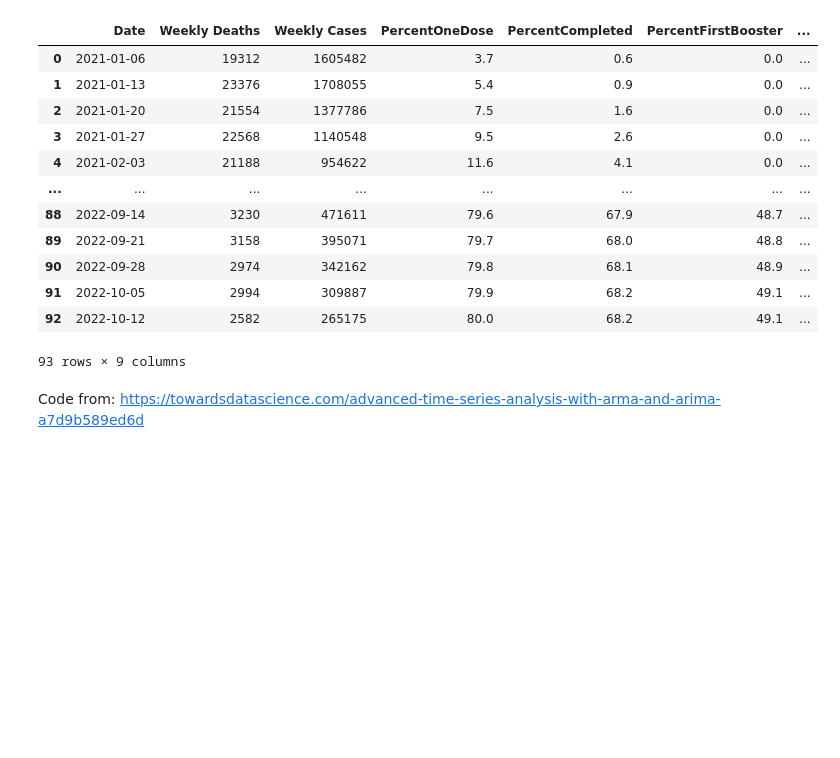
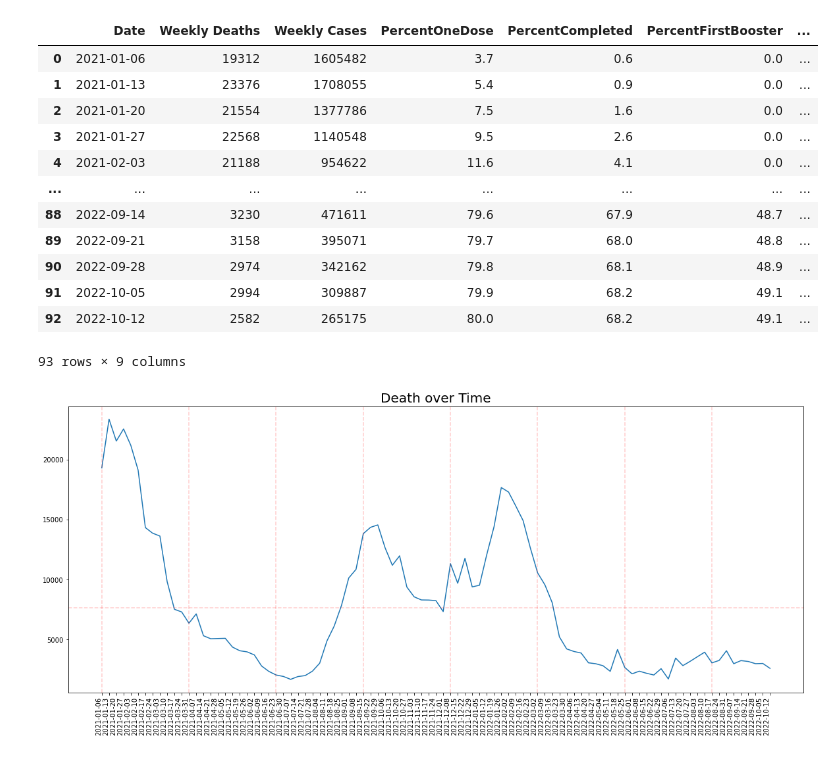
Before and after one commit to Lester0142/Covid_Data_Analysis, a Jupyter notebook: ARMA.ipynb, the cells around one changed output. Cells and saved outputs as stored; diff of their text form; code cells hidden in the pictures; blank space fills up the shorter version.

Commit message:
added ARMA Model

```diff
--- a/ARMA.ipynb
+++ b/ARMA.ipynb
@@ -32,7 +37,17 @@ display(Weekly_df)
 | 91 | 2022-10-05 | 2994 | 309887 | 79.9 | 68.2 | 49.1 | ... |
 | 92 | 2022-10-12 | 2582 | 265175 | 80.0 | 68.2 | 49.1 | ... |
 93 rows × 9 columns
+# %%
+Death_df = Weekly_df[['Date', 'Weekly Deaths']]
+Cases_df = Weekly_df[['Date', 'Weekly Cases']]
 # %%
-start_date = datetime(2021,1,6)
-end_date = datetime(2022,10,12)
-lim_catfish_sales = catfish_sales[start_date:end_date]
+plt.figure(figsize = (20,8))
+plt.plot(Death_df['Date'], Death_df['Weekly Deaths'])
+plt.xticks(rotation=90, ha="right")
+for quarter in range(0, len(Death_df), 12):
+    plt.axvline(Death_df['Date'][quarter], color='r', linestyle='--', alpha=0.2)
+plt.axhline(Death_df['Weekly Deaths'].mean(), color='r', alpha=0.2, linestyle='--')
+plt.title("Death over Time", fontsize = 20)
+plt.show()
+# %% [output]
+[figure, added]
@@ -42,2 +53,0 @@ plt.plot()
-# %% [markdown]
-Code from: https://towardsdatascience.com/advanced-time-series-analysis-with-arma-and-arima-a7d9b589ed6d
```
Also changed, not shown: parts of 34 cells of this notebook.
